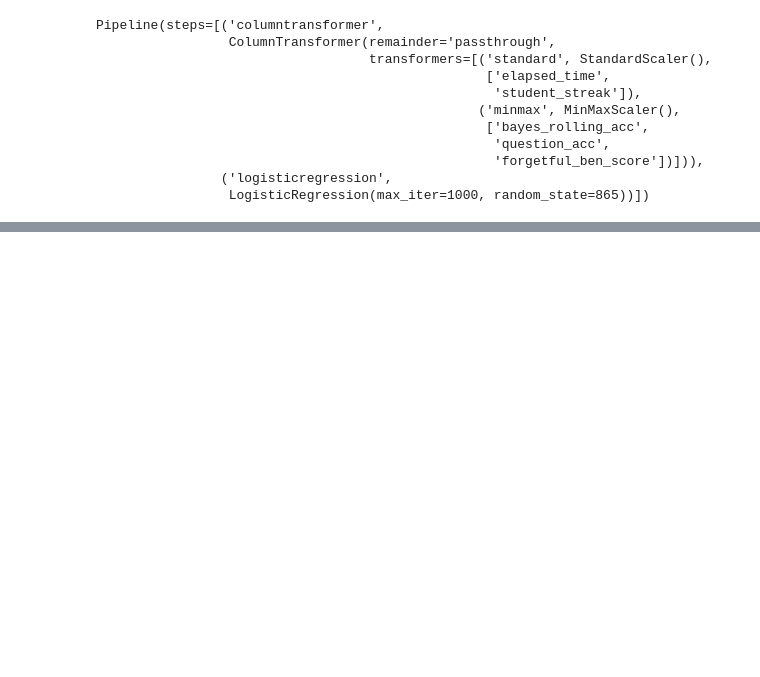
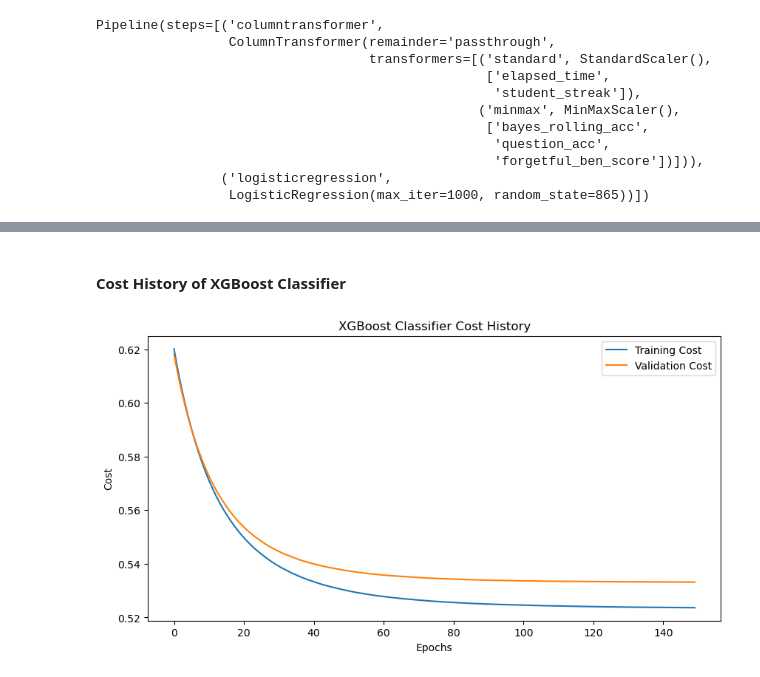
Before and after one commit to bbelandr/MachineLearningProject, a Jupyter notebook: pipeline_1.ipynb, the cells around one changed output, grey strips where cells are left out. Drawn from its saved outputs; the diff is of its cells as text; code cells hidden in the pictures; blank space fills up the shorter version.

```diff
--- a/pipeline_1.ipynb
+++ b/pipeline_1.ipynb
@@ -207,0 +485,17 @@ Model validation accuracy is 71.35%
+# %% [markdown]
+#### Cost History of XGBoost Classifier
+# %%
+## Testing Code for Cost History Graphs
+eval_set = [(X_train, y_train), (X_val, y_val)]
+best_xgb_model.fit(
+    X_train, y_train,
+    eval_set=eval_set,
+    verbose=False)
+
+results = best_xgb_model.evals_result()
+xgb_train_loss = results['validation_0']['logloss']
+xgb_val_loss = results['validation_1']['logloss']
+boosting_rounds = range(len(xgb_train_loss))
+loss_curve('XGBoost Classifier Cost History', xgb_train_loss, xgb_val_loss, boosting_rounds)
+# %% [output]
+[figure, added]
```
Also changed, not shown: parts of 15 cells of this notebook.
